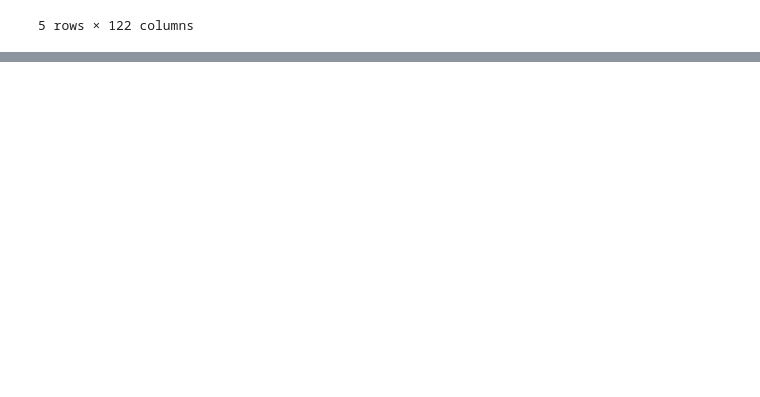
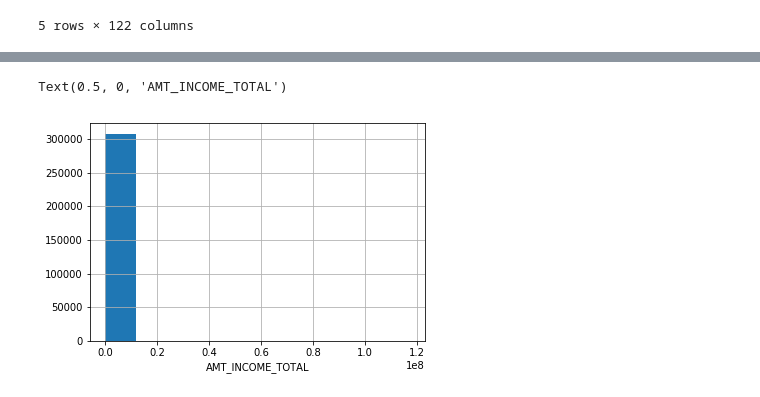
Before and after one commit to cccedith789/3rd-ML100Days, a Jupyter notebook: Day_008_HW-直方圖.ipynb, the cells around one changed output, grey strips where cells are left out. Cells and saved outputs as stored; diff of their text form; code cells hidden in the pictures; blank space fills up the shorter version.

```diff
--- a/Day_008_HW-直方圖.ipynb
+++ b/Day_008_HW-直方圖.ipynb
@@ -17,6 +13,6 @@ os.getcwd()
 # %%
 # 設定 data_path
-dir_data = 'C:\\Users\\user\\100 days\\'
+dir_data = 'data/'
 f_app_train = os.path.join(dir_data, 'application_train.csv')
 app_train = pd.read_csv(f_app_train)
 # %%
@@ -60,0 +54,6 @@ plt.show
+# %%
+app_train['AMT_INCOME_TOTAL'].hist()
+plt.xlabel('AMT_INCOME_TOTAL')
+# %% [output]
+Text(0.5, 0, 'AMT_INCOME_TOTAL')
+[figure, added]
```
Also changed, not shown: parts of 15 cells of this notebook, 1 other file.
